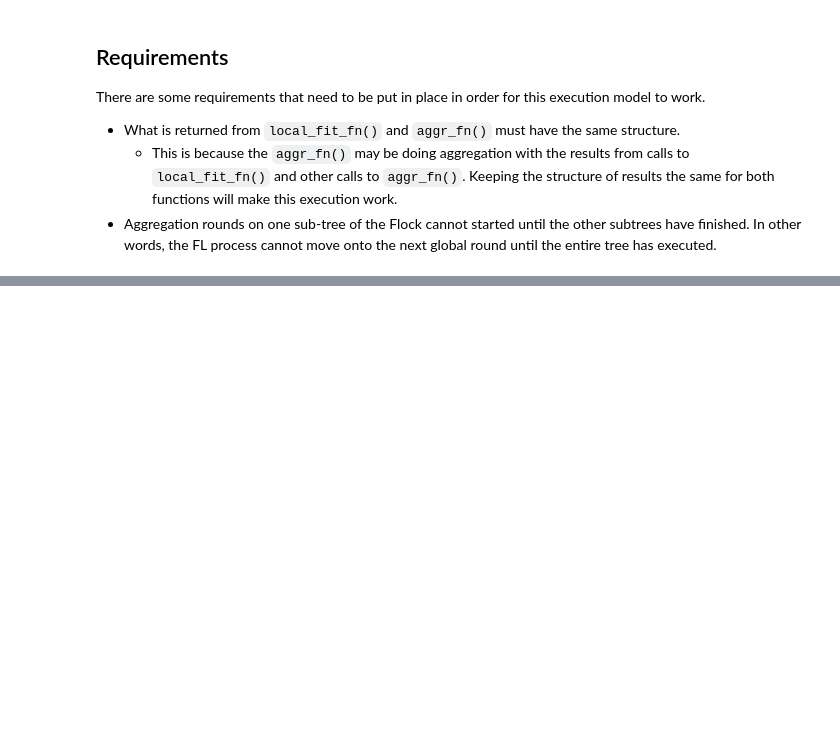
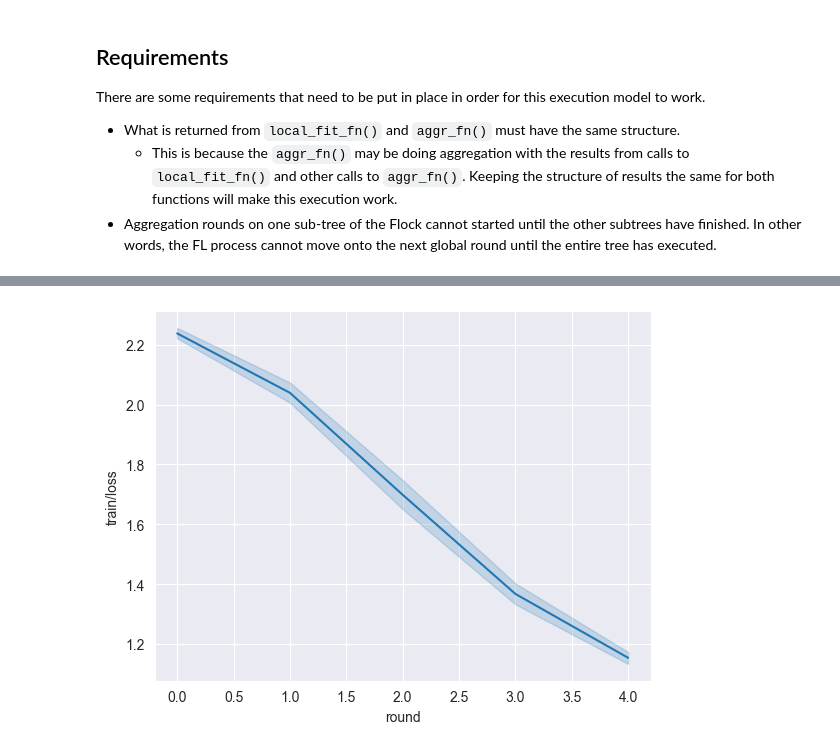
Before and after one commit to h-flox/flox, a Jupyter notebook: Fit-Prototype.ipynb, the cells around one changed output, grey strips where cells are left out. Drawn from its saved outputs; the diff is of its cells as text; code cells hidden in the pictures; blank space fills up the shorter version.

```diff
--- a/Fit-Prototype.ipynb
+++ b/Fit-Prototype.ipynb
@@ -122,3 +129,19 @@ There are some requirements that need to be put in place in order for this execu
 - What is returned from `local_fit_fn()` and `aggr_fn()` must have the same structure.
     - This is because the `aggr_fn()` may be doing aggregation with the results from calls to `local_fit_fn()` and other calls to `aggr_fn()`. Keeping the structure of results the same for both functions will make this execution work.
 - Aggregation rounds on one sub-tree of the Flock cannot started until the other subtrees have finished. In other words, the FL process cannot move onto the next global round until the entire tree has executed.
+# %%
+from flox.utils.data.federate import randomly_federate_dataset
+
+mnist = FashionMNIST(
+    root=os.environ["TORCH_DATASETS"],
+    download=False,
+    train=True,
+    transform=ToTensor(),
+)
+fed_data = randomly_federate_dataset(
+    flock,
+    mnist,
+    shuffle=True,
+    random_state=None,
+)
+fed_data
@@ -124,0 +155,20 @@ There are some requirements that need to be put in place in order for this execu
+# %%
+class MyModule(nn.Module):
+    def __init__(self):
+        super().__init__()
+        self.flatten = nn.Flatten()
+        self.linear_stack = nn.Sequential(
+            nn.Linear(28 * 28, 512),
+            nn.ReLU(),
+            nn.Linear(512, 512),
+            nn.ReLU(),
+            nn.Linear(512, 10),
+        )
+
+    def forward(self, x):
+        x = self.flatten(x)
+        logits = self.linear_stack(x)
+        return logits
+# %%
+_, train_history = flock_fit(flock, MyModule, fed_data, 5)
+train_history.head()
@@ -124,0 +183,5 @@ There are some requirements that need to be put in place in order for this execu
+# %%
+sns.lineplot(train_history, x="round", y="train/loss")
+plt.show()
+# %% [output]
+[figure, added]
```
Also changed, not shown: parts of 4 cells of this notebook, 19 other files.
